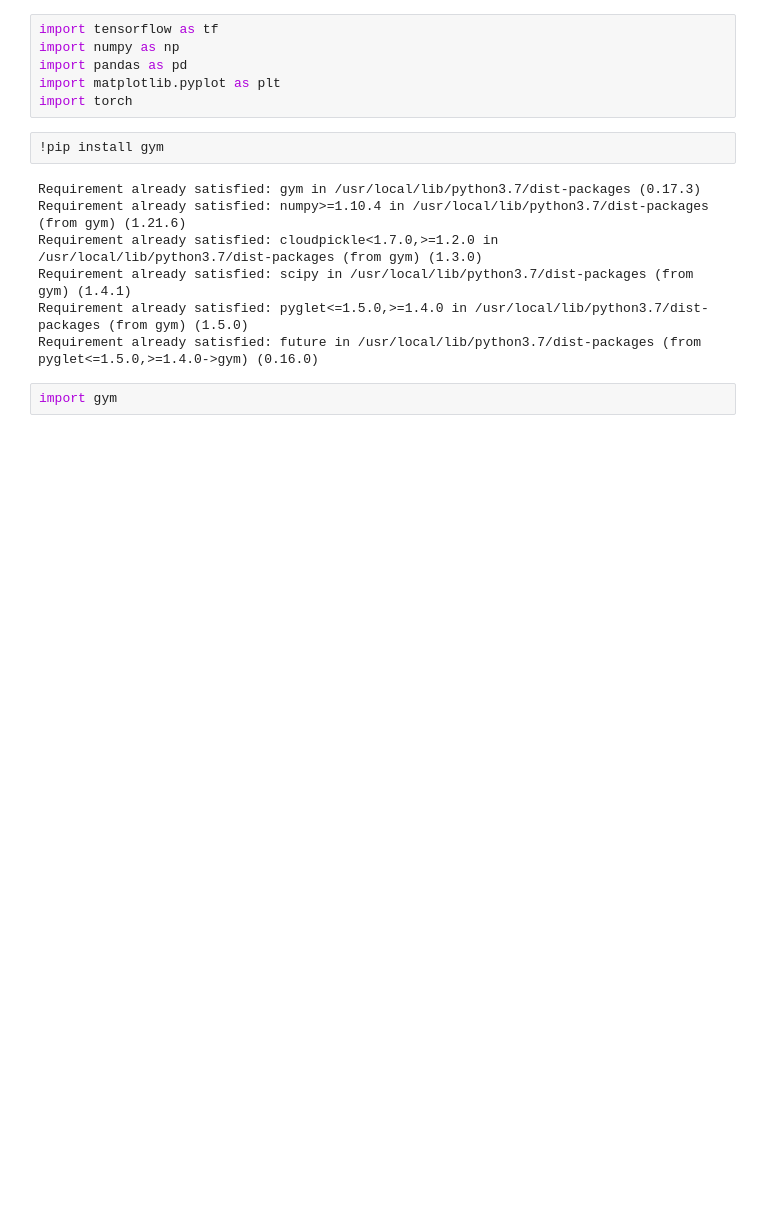
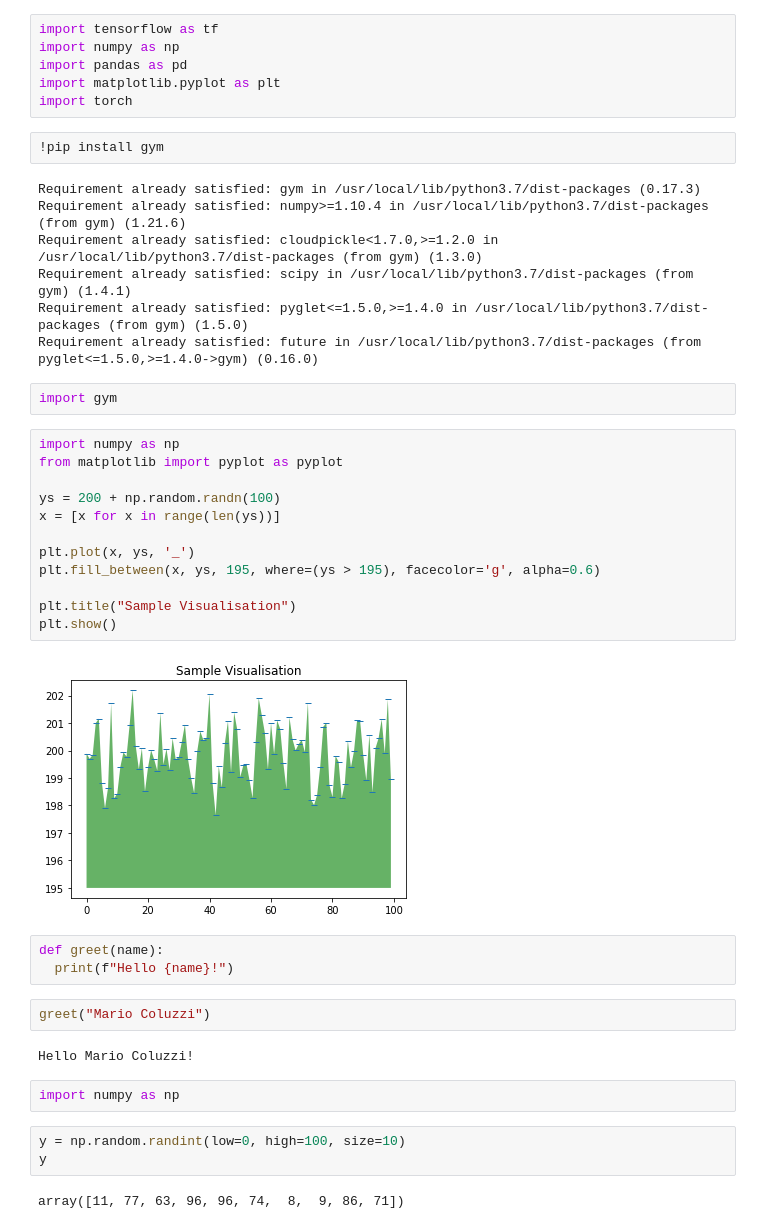
Before and after one commit to tusubirarita/My-Repo, a Jupyter notebook: colabintrotutorial.ipynb, the cells around one changed output. Saved outputs shown, nothing was run; the diff lists cells and outputs as text; blank space fills up the shorter version.

```diff
--- a/colabintrotutorial.ipynb
+++ b/colabintrotutorial.ipynb
@@ -25,3 +25,31 @@ Requirement already satisfied: pyglet<=1.5.0,>=1.4.0 in /usr/local/lib/python3.7
 Requirement already satisfied: future in /usr/local/lib/python3.7/dist-packages (from pyglet<=1.5.0,>=1.4.0->gym) (0.16.0)
 # %%
 import gym
+# %%
+import numpy as np
+from matplotlib import pyplot as pyplot
+
+ys = 200 + np.random.randn(100)
+x = [x for x in range(len(ys))]
+
+plt.plot(x, ys, '_')
+plt.fill_between(x, ys, 195, where=(ys > 195), facecolor='g', alpha=0.6)
+
+plt.title("Sample Visualisation")
+plt.show()
+# %% [output]
+[figure, added]
+# %%
+def greet(name):
+  print(f"Hello {name}!")
+# %%
+greet("Mario Coluzzi")
+# %% [output]
+Hello Mario Coluzzi!
+# %%
+import numpy as np
+# %%
+y = np.random.randint(low=0, high=100, size=10)
+y
+# %% [output]
+array([11, 77, 63, 96, 96, 74,  8,  9, 86, 71])
```
Also changed, not shown: parts of 41 cells of this notebook.
